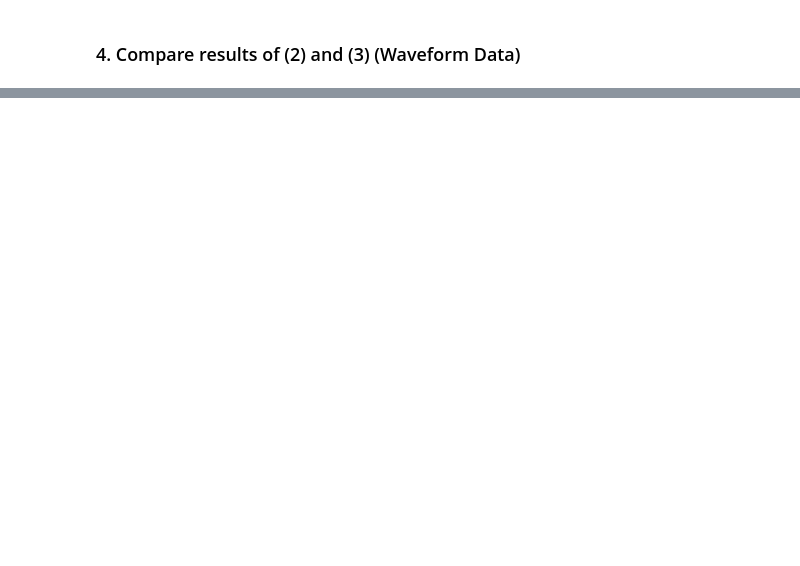
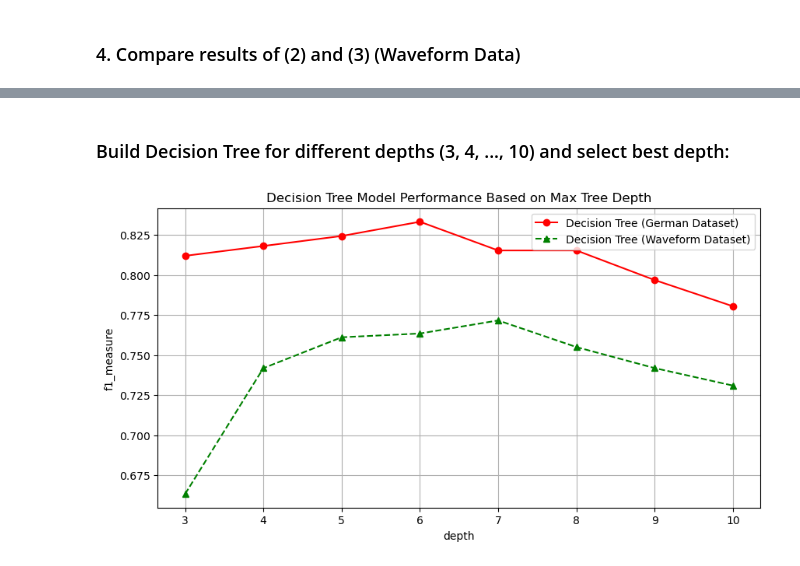
Before and after one commit to Syed-A-Naqvi/machine_learning, a Jupyter notebook: python_machine_learning/classification/k-NN/k-NN-classification.ipynb, the cells around one changed output, grey strips where cells are left out. Cells and saved outputs as stored; diff of their text form; code cells hidden in the pictures; blank space fills up the shorter version.

```diff
--- a/python_machine_learning/classification/k-NN/k-NN-classification.ipynb
+++ b/python_machine_learning/classification/k-NN/k-NN-classification.ipynb
@@ -464,0 +510,44 @@ plt.show()
+# %% [markdown]
+### Build Decision Tree for different depths (3, 4, ..., 10) and select best depth:
+# %%
+depths = np.arange(3,11)
+f_measures_DT_g = np.array([])
+f_measures_DT_w = np.array([])
+
+g_X_train, g_X_test, g_Y_train, g_Y_test = train_test_split(german_data_X_tree, german_data_Y,
+                                                            test_size=0.1, shuffle=True,
+                                                            stratify=german_data_Y['class'].to_numpy())
+g_X_train, g_X_valid, g_Y_train, g_Y_valid = train_test_split(g_X_train, g_Y_train,
+                                                              test_size=0.1, shuffle=True,
+                                                              stratify=g_Y_train['class'].to_numpy())
+w_X_train, w_X_test, w_Y_train, w_Y_test = train_test_split(waveform_data_X, waveform_data_Y,
+                                                            test_size=0.1, shuffle=True,
+                                                            stratify=waveform_data_Y['class'].to_numpy())
+w_X_train, w_X_valid, w_Y_train, w_Y_valid = train_test_split(w_X_train, w_Y_train,
+                                                              test_size=0.1, shuffle=True,
+                                                              stratify=w_Y_train['class'].to_numpy())
+
+for d in depths:
+
+    clf_g = DecisionTreeClassifier(max_depth=d)
+    clf_g.fit(g_X_train, g_Y_train['class'].to_numpy())
+    g_Y_validPred = clf_g.predict(g_X_valid)
+    f_measures_DT_g = np.append(f_measures_DT_g, f1_score(g_Y_validPred, g_Y_valid))
+
+    clf_w = DecisionTreeClassifier(max_depth=d)
+    clf_w.fit(w_X_train, w_Y_train['class'].to_numpy())
+    w_Y_validPred = clf_w.predict(w_X_valid)
+    f_measures_DT_w = np.append(f_measures_DT_w, f1_score(w_Y_validPred, w_Y_valid, average='macro'))
+
+fig, ax = plt.subplots(figsize=(10,5))
+ax.plot(depths, f_measures_DT_g, 'ro-', label='Decision Tree (German Dataset)')
+ax.plot(depths, f_measures_DT_w, 'g^--', label="Decision Tree (Waveform Dataset)")
+ax.legend()
+ax.set_xticks(depths, labels=[str(x) for x in depths])
+ax.set_ylabel('f1_measure')
+ax.set_xlabel('depth')
+ax.set_title('Decision Tree Model Performance Based on Max Tree Depth')
+ax.grid(True)
+plt.show()
+# %% [output]
+[figure, added]
```
Also changed, not shown: parts of 9 cells of this notebook, 13 other files.
